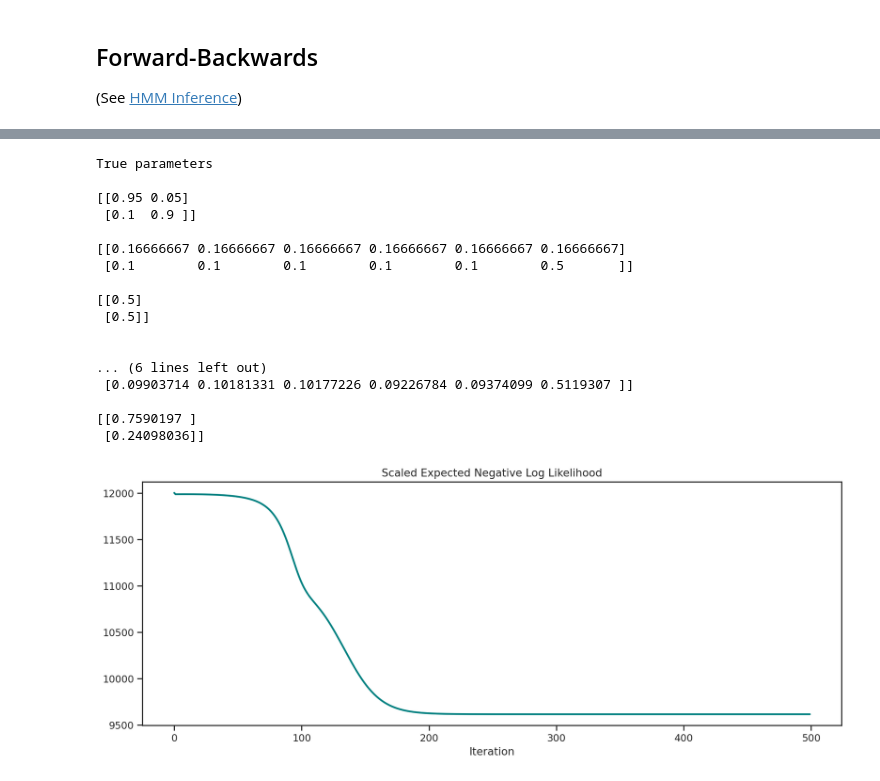
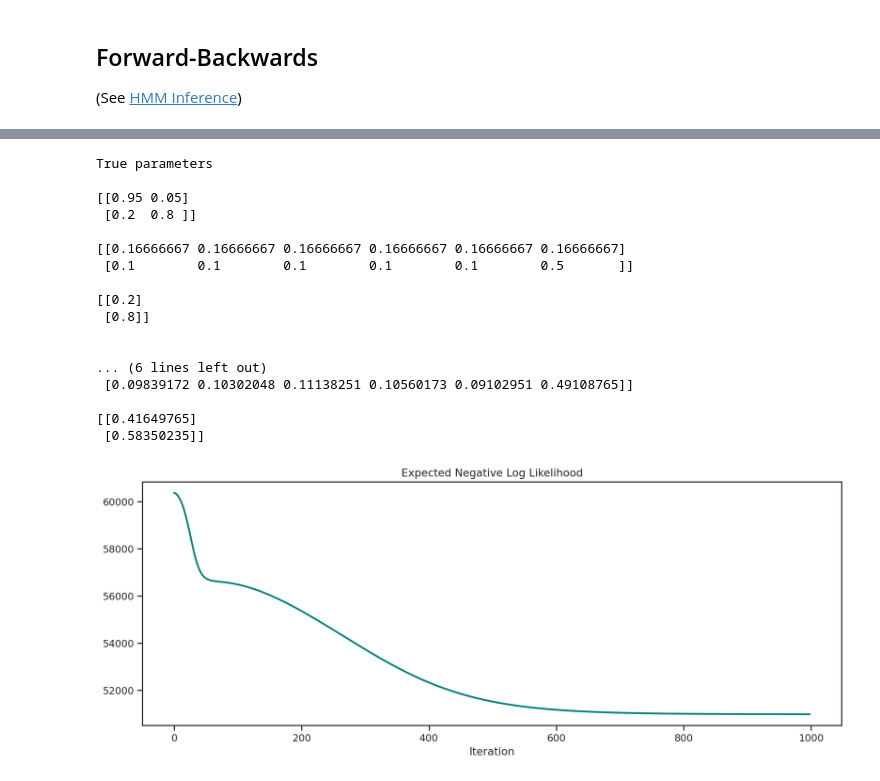
Before and after one commit to CorpuzKB/PML-Advance-Topics-notebooks, a Jupyter notebook: HMM_Baum_Welch_(EM)__TensorFlow.ipynb, the cells around one changed output, grey strips where cells are left out. Drawn from its saved outputs; the diff is of its cells as text; code cells hidden in the pictures.

```diff
--- a/HMM_Baum_Welch_(EM)__TensorFlow.ipynb
+++ b/HMM_Baum_Welch_(EM)__TensorFlow.ipynb
@@ -186,24 +199,26 @@ class HMM_Categorical_Inference:
 # %%
 num_states = 2
 
-π_g = tf.constant([
-    [0.5],
-    [0.5]
+initial_distribution = tf.constant([
+    [0.2],
+    [0.8]
 ])
 
-A_g = tf.constant([
+transition_distribution = tf.constant([
     [0.95, 0.05],
-    [0.1, 0.9]
+    [0.2, 0.8]
 ])
 
-B_g = tf.stack([
+emission_params = tf.stack([
     tf.squeeze(tf.constant(tf.fill([1, 6], 1/6))),
     tf.constant([*[1/10 for _ in range(5)], 5/10])
     ])
 
+emission_distribution = lambda arg: tfd.Categorical(probs=arg)
+
 fig, axes = plt.subplots(1, 2, figsize=(10, 5))
-sns.heatmap(A_g, annot=True, linewidth=.5, ax=axes[0], cbar=False)
-sns.heatmap(B_g, annot=True, linewidth=.5, ax=axes[1], cbar=False)
+sns.heatmap(transition_distribution, annot=True, linewidth=.5, ax=axes[0], cbar=False)
+sns.heatmap(emission_params, annot=True, linewidth=.5, ax=axes[1], cbar=False)
 axes[0].set(xlabel='$z_{t}$', ylabel='$\Pr(z_{t}|z_{t-1})$', title='Transition Matrix')
 axes[1].set(xlabel='$\Pr(y|z)$', ylabel='$z$', title='Observation Distribution'); plt.show()
 # %% [output]
@@ -237,18 +235,18 @@ Generated 5 batches of 5000-step Casino HMM samples
 # %%
-A_0 = tf.constant([
+transition_distribution_init = tf.constant([
     [0.5, 0.5],
     [0.5, 0.5]
 ])
 
-B_0 = tf.constant([
+emission_params_init = tf.constant([
     [0.2, 0.1, 0.2, 0.1, 0.2, 0.2],
-    [0.1, 0.2, 0.1, 0.2, 0.1, 0.3]
+    [0.1, 0.2, 0.1, 0.2, 0.1, 0.2]
 ])
 
-π_0 = tf.constant([
-    [0.5],
-    [0.5]
+initial_distribution_init = tf.constant([
+    [0.2],
+    [0.8]
 ])
 
-HMM_fit = EM_HMM_Categorical(HMM_Categorical_Inference, A_shape=[2,2], B_shape=[2,6], π_shape=[2, 1], A=A_0, B=B_0, π=π_0)
-HMM_fit(observations, iter=250)
+HMM_fit = EM_HMM_Categorical(HMM_Inference(), transition_distribution_init, emission_distribution, emission_params, initial_distribution_init)
+HMM_fit(observations, iter=1000)
@@ -255,26 +271,29 @@ HMM_fit(observations, iter=250)
 # %%
-tf.print('True parameters\n\n{}\n\n{}\n\n{}'.format(A_g, B_g, π_g), '\n\n')
-tf.print('Learned parameters \n\n{}\n\n{}\n\n{}'.format(HMM_fit.parameters.get('A'), HMM_fit.parameters.get('B'), HMM_fit.parameters.get('π')), '\n\n')
-Q_ = - HMM_fit.parameters.get('Q') / num_batches
+tf.print('True parameters\n\n{}\n\n{}\n\n{}'.format(transition_distribution, emission_params, initial_distribution), '\n\n')
+tf.print('Learned parameters \n\n{}\n\n{}\n\n{}'.format(
+    HMM_fit.parameters.get('transition_distribution'),
+    HMM_fit.parameters.get('emission_params'),
+    HMM_fit.parameters.get('initial_distribution')), '\n\n')
+Q_ = - HMM_fit.parameters.get('Q')
 plt.figure(figsize=(14, 5))
 plt.plot(Q_[1:], color="teal", linewidth=2)
-plt.title("Scaled Expected Negative Log Likelihood"); plt.xlabel('Iteration'); plt.show()
+plt.title("Expected Negative Log Likelihood"); plt.xlabel('Iteration'); plt.show()
 # %% [output]
 True parameters
 
 [[0.95 0.05]
- [0.1  0.9 ]]
+ [0.2  0.8 ]]
 
 [[0.16666667 0.16666667 0.16666667 0.16666667 0.16666667 0.16666667]
  [0.1        0.1        0.1        0.1        0.1        0.5       ]]
 
-[[0.5]
- [0.5]]
+[[0.2]
+ [0.8]]
 
 
 ... (6 lines left out)
- [0.09903714 0.10181331 0.10177226 0.09226784 0.09374099 0.5119307 ]]
+ [0.09839172 0.10302048 0.11138251 0.10560173 0.09102951 0.49108765]]
 
-[[0.7590197 ]
- [0.24098036]]
+[[0.41649765]
+ [0.58350235]]
-[figure, old version]
+[figure, new version]
```
Also changed, not shown: parts of 15 cells of this notebook.
